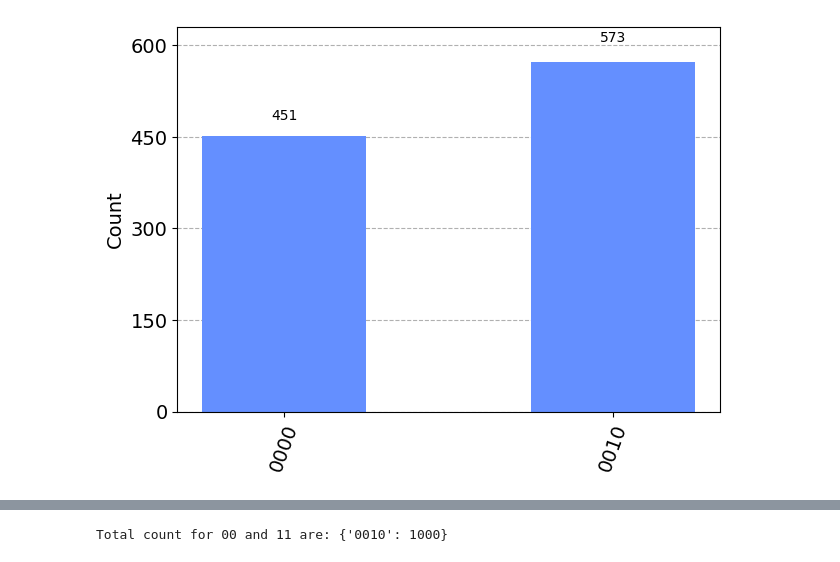
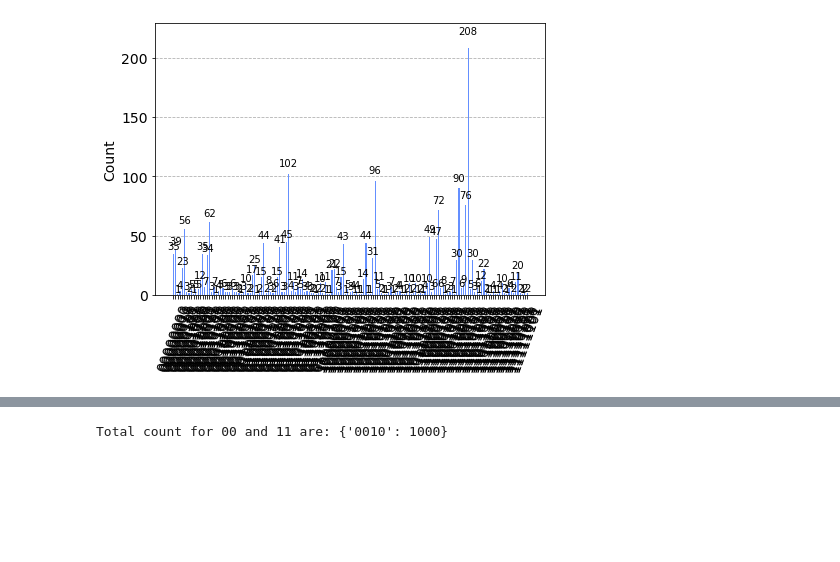
Before and after one commit to chutommy/bvviz, a Jupyter notebook: exploratory-bernstein-vazirani.ipynb, the cells around one changed output, grey strips where cells are left out. Drawn from its saved outputs; the diff is of its cells as text; code cells hidden in the pictures; blank space fills up the shorter version.

Commit message:
Add error rate charts

```diff
--- a/exploratory-bernstein-vazirani.ipynb
+++ b/exploratory-bernstein-vazirani.ipynb
@@ -37,7 +37,8 @@ def classical_bv_algorithm(oracle: ClassicalOracle) -> np.array:
 
     return secret
 # %%
-secret_str = list("0010")
+# secret_str = list("01100110"+"01100110"+"01100110")
+secret_str = list("11010101")
 
 secret = np.array(secret_str, dtype=np.byte)
 oracle = ClassicalOracle(secret)
@@ -86,12 +76,16 @@ qc.h(qr)
 qc.x(aux)
 qc.h(aux)
 
-qc.append(oracle, [*qr, aux])
+# qc.append(oracle, [*qr, aux])
+for i in range(n):
+    if secret[n - i - 1]:
+        qc.cx(qr[i], aux[0])
+    else:
+        qc.i(qr[i])
 
 qc.h(qr)
-qc.barrier()
 
 qc.measure(qr, cr)
 
-qc.draw()
+qc.draw(output="mpl")
 # %% [output]
@@ -118,30 +100,56 @@ plot_histogram(counts)
 # %%
+import numpy as np
+from qiskit import QuantumCircuit, transpile
+from qiskit.quantum_info import Kraus, SuperOp
+from qiskit_aer import AerSimulator
+from qiskit.tools.visualization import plot_histogram
+
+# Import from Qiskit Aer noise module
+from qiskit_aer.noise import (NoiseModel, QuantumError, ReadoutError,
+    pauli_error, depolarizing_error, thermal_relaxation_error)
+
+
 # Error probabilities
-prob_1 = 0.3  # 1-qubit gate
-prob_2 = 0.3  # 2-qubit gate
+prob_1 = 0.2  # 1-qubit gate
+prob_2 = 0.2  # 2-qubit gate
+
+p_reset = 0.03
+p_meas = 0.1
+p_gate1 = 0.05
 
 # Depolarizing quantum errors
 error_1 = noise.depolarizing_error(prob_1, 1)
 error_2 = noise.depolarizing_error(prob_2, 2)
 
+error_reset = pauli_error([('X', p_reset), ('I', 1 - p_reset)])
+error_meas = pauli_error([('X',p_meas), ('I', 1 - p_meas)])
+error_gate1 = pauli_error([('X',p_gate1), ('I', 1 - p_gate1)])
+error_gate2 = error_gate1.tensor(error_gate1)
+
 # Add errors to noise model
 noise_model = noise.NoiseModel()
 noise_model.add_all_qubit_quantum_error(error_1, ["h", "z", "x"])
 noise_model.add_all_qubit_quantum_error(error_2, ["cx"])
+
+noise_model.add_all_qubit_quantum_error(error_reset, "reset")
+noise_model.add_all_qubit_quantum_error(error_meas, "measure")
+noise_model.add_all_qubit_quantum_error(error_gate1, ["u1", "u2", "u3"])
+# noise_model.add_all_qubit_quantum_error(error_gate2, ["cx"])
 
 # Get basis gates from noise model
 basis_gates = noise_model.basis_gates
 
 # transpiled_qc = transpile(qc, qasm_simulator)
 # Execute circuit and show results
 ex = execute(
     qc,
     Aer.get_backend("qasm_simulator"),
     basis_gates=basis_gates,
     noise_model=noise_model,
+    shots=2000
 )
 counts = ex.result().get_counts(qc)
 
 plot_histogram(counts)
 # %% [output]
-[figure, old version]
+[figure, new version]
```
Also changed, not shown: parts of 7 cells of this notebook.
